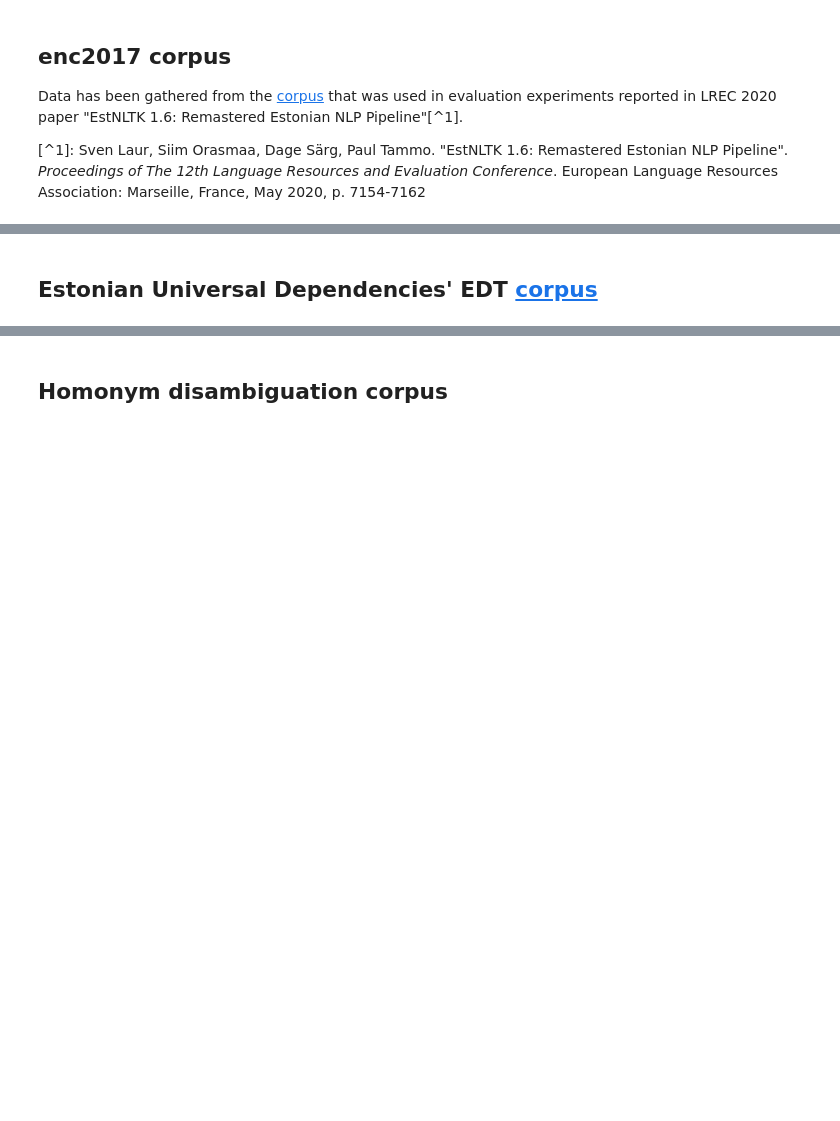
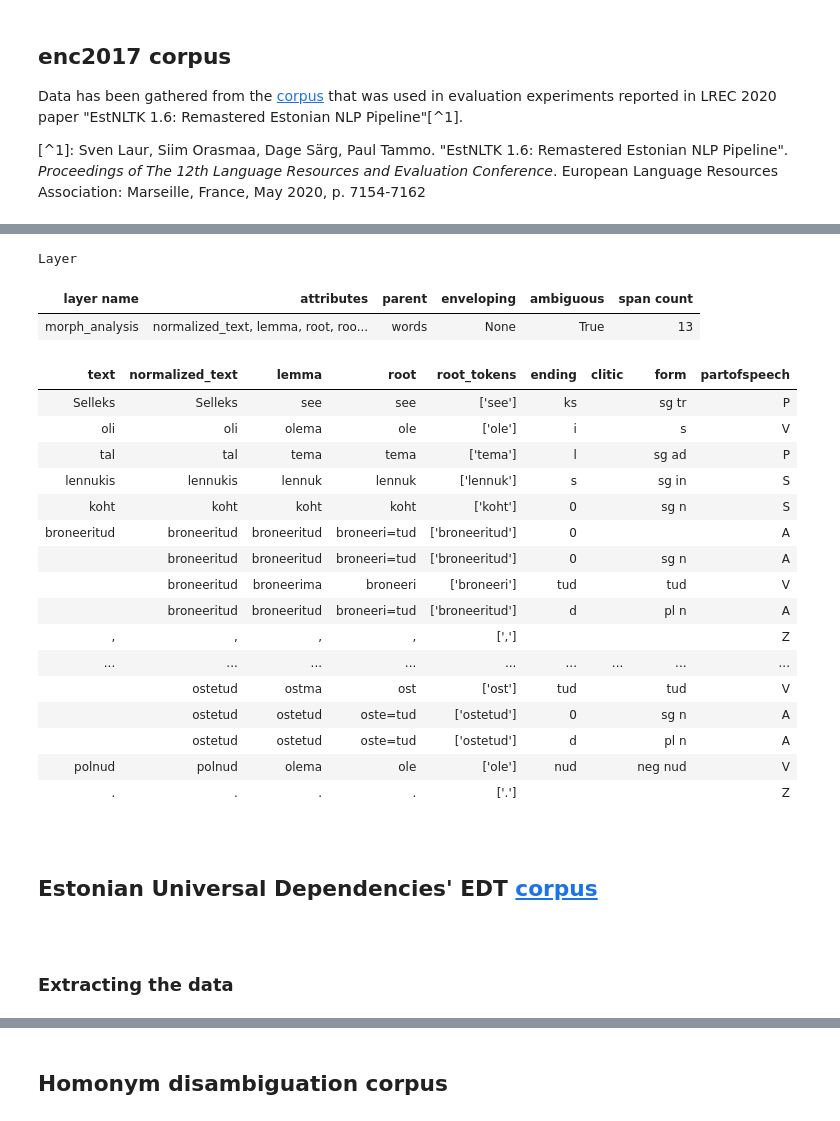
Before and after one commit to SanderSaska/EstNLTK_model_training, a Jupyter notebook: notebooks/data_preprocessing.ipynb, the cells around one changed output, grey strips where cells are left out. Drawn from its saved outputs; the diff is of its cells as text; code cells hidden in the pictures; blank space fills up the shorter version.

```diff
--- a/notebooks/data_preprocessing.ipynb
+++ b/notebooks/data_preprocessing.ipynb
@@ -105,2 +173,34 @@ Name: count, dtype: int64
+# %%
+text = estnltk.converters.json_to_text(file=jsons[0])
+
+if "morph_analysis" in text.layers:
+    display(text.sentences[1].morph_analysis)
+# %% [output]
+Layer
+| layer name | attributes | parent | enveloping | ambiguous | span count |
+| morph_analysis | normalized_text, lemma, root, roo... | words | None | True | 13 |
+| text | normalized_text | lemma | root | root_tokens | ending | clitic | form | partofspeech |
+| Selleks | Selleks | see | see | ['see'] | ks |  | sg tr | P |
+| oli | oli | olema | ole | ['ole'] | i |  | s | V |
+| tal | tal | tema | tema | ['tema'] | l |  | sg ad | P |
+| lennukis | lennukis | lennuk | lennuk | ['lennuk'] | s |  | sg in | S |
+| koht | koht | koht | koht | ['koht'] | 0 |  | sg n | S |
+| broneeritud | broneeritud | broneeritud | broneeri=tud | ['broneeritud'] | 0 |  |  | A |
+|  | broneeritud | broneeritud | broneeri=tud | ['broneeritud'] | 0 |  | sg n | A |
+|  | broneeritud | broneerima | broneeri | ['broneeri'] | tud |  | tud | V |
+|  | broneeritud | broneeritud | broneeri=tud | ['broneeritud'] | d |  | pl n | A |
+| , | , | , | , | [','] |  |  |  | Z |
+| ... | ... | ... | ... | ... | ... | ... | ... | ... |
+|  | ostetud | ostma | ost | ['ost'] | tud |  | tud | V |
+|  | ostetud | ostetud | oste=tud | ['ostetud'] | 0 |  | sg n | A |
+|  | ostetud | ostetud | oste=tud | ['ostetud'] | d |  | pl n | A |
+| polnud | polnud | olema | ole | ['ole'] | nud |  | neg nud | V |
+| . | . | . | . | ['.'] |  |  |  | Z |
+# %% [markdown]
+<a id='estonian_ud_edt_corpus'></a>
 # %% [markdown]
 ## Estonian Universal Dependencies' EDT [corpus](https://github.com/UniversalDependencies/UD_Estonian-EDT)
+# %% [markdown]
+<a id='extracting_the_data_2'></a>
+# %% [markdown]
+### Extracting the data
```
Also changed, not shown: parts of 38 cells of this notebook.
